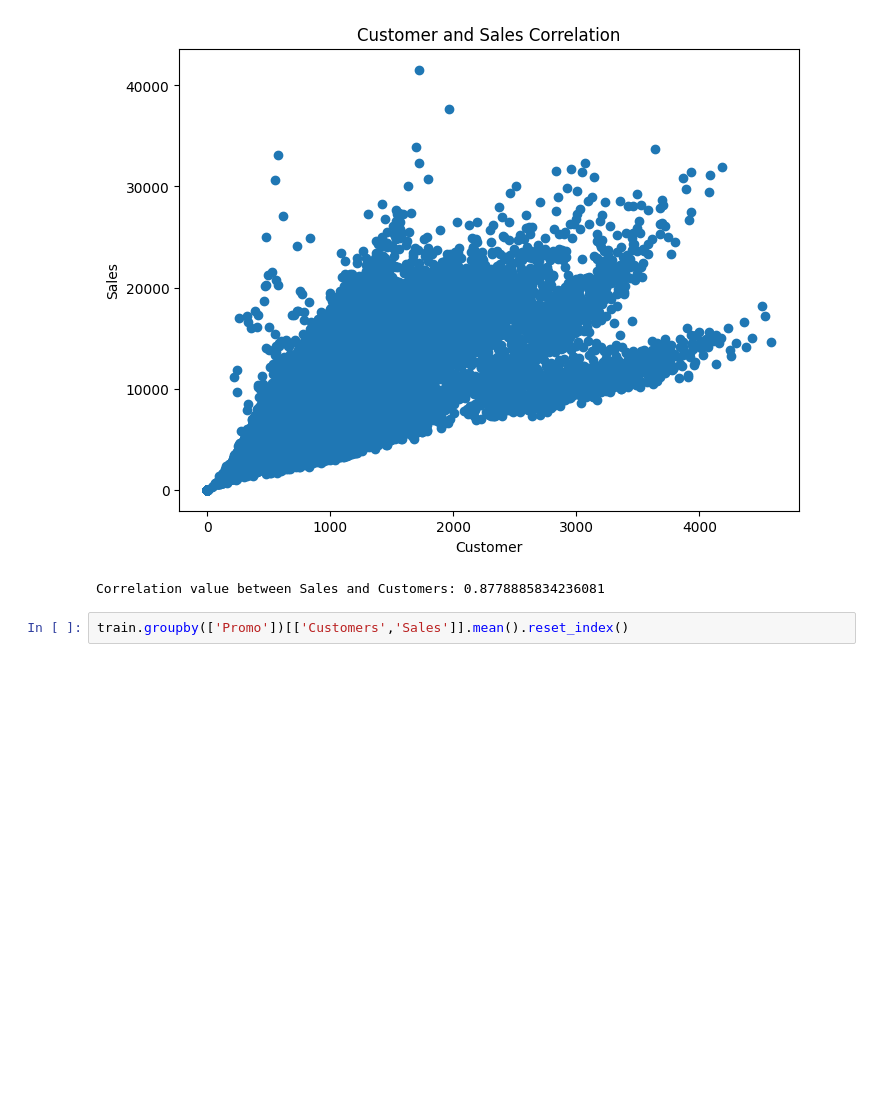
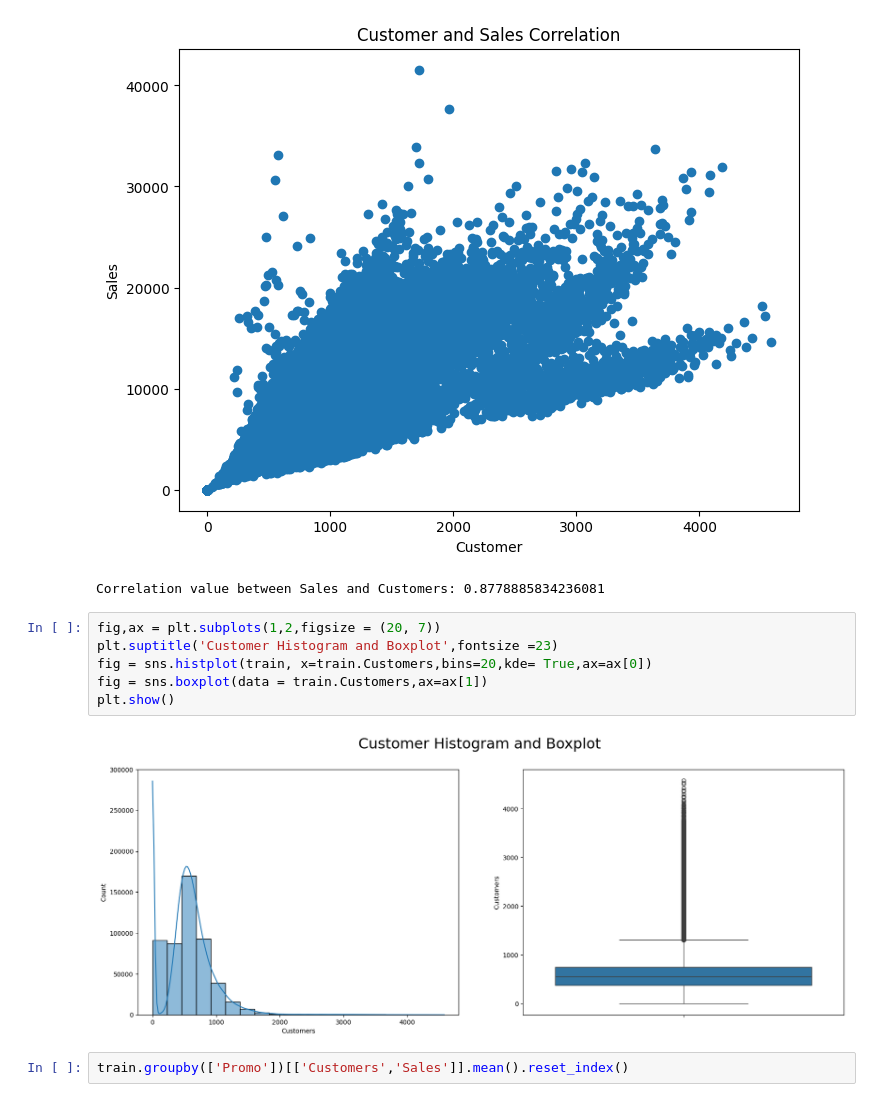
Before and after one commit to abrehamashebir/modeling-rossman-store-sales, a Jupyter notebook: notebooks/train_test.ipynb, the cells around one changed output. Drawn from its saved outputs; the diff is of its cells as text; blank space fills up the shorter version.

```diff
--- a/notebooks/train_test.ipynb
+++ b/notebooks/train_test.ipynb
@@ -386,6 +375,14 @@ print(f"Correlation value between Sales and Customers: {train['Customers'].corr(
 # %% [output]
 [figure]
 Correlation value between Sales and Customers: 0.8778885834236081
+# %%
+fig,ax = plt.subplots(1,2,figsize = (20, 7))
+plt.suptitle('Customer Histogram and Boxplot',fontsize =23)
+fig = sns.histplot(train, x=train.Customers,bins=20,kde= True,ax=ax[0])
+fig = sns.boxplot(data = train.Customers,ax=ax[1])
+plt.show()
+# %% [output]
+[figure, added]
 # %%
 train.groupby(['Promo'])[['Customers','Sales']].mean().reset_index()
 # %% [output]
```
Also changed, not shown: parts of 38 cells of this notebook, 1 other file.
